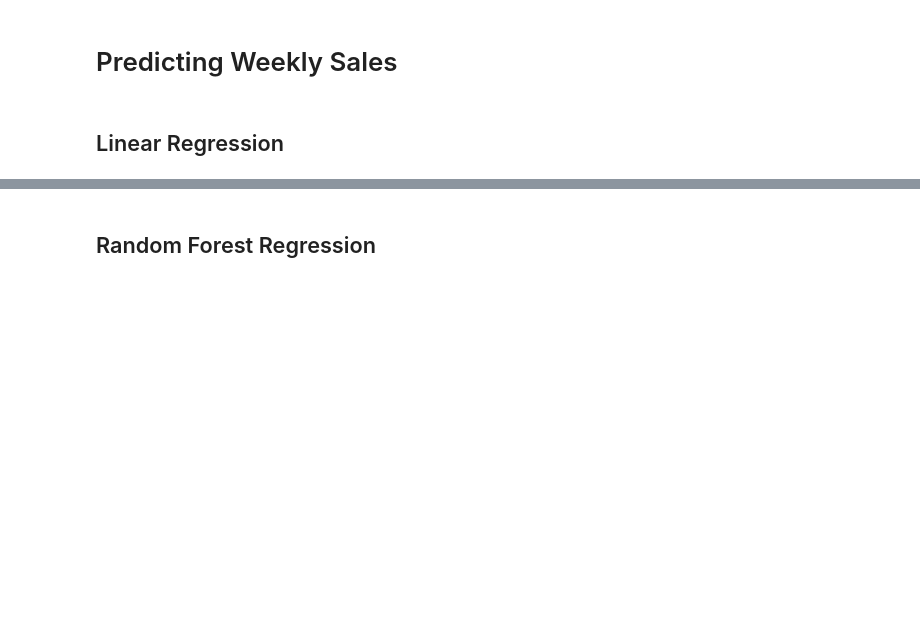
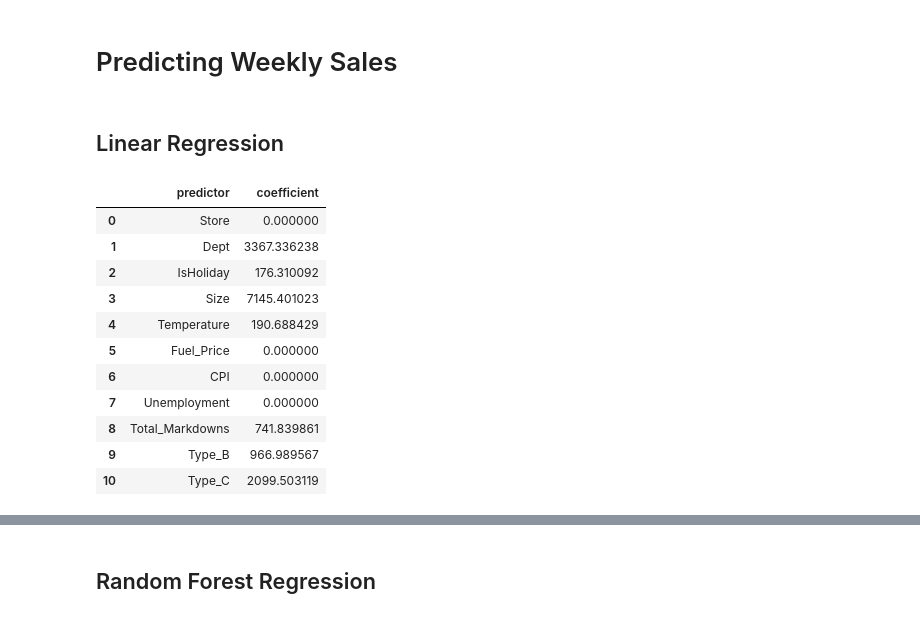
Before and after one commit to McGill-MMA-EnterpriseAnalytics/Walmart-Sales-Forcast, a Jupyter notebook: Walmart.ipynb, the cells around one changed output, grey strips where cells are left out. Saved outputs shown, nothing was run; the diff lists cells and outputs as text; code cells hidden in the pictures; blank space fills up the shorter version.

```diff
--- a/Walmart.ipynb
+++ b/Walmart.ipynb
@@ -50,3 +44,9 @@ stores = pd.read_csv(r'C:\Users\irind\Desktop\MMA_Courses\INSY 695_Enterprise\wa
+# %%
+test = pd.read_csv(r'C:\Users\juanc\Documents\MMA\Winter term\Enterprise Analytics\FINAL ASSIGNMENT\Irindu\test.csv')
+train = pd.read_csv(r'C:\Users\juanc\Documents\MMA\Winter term\Enterprise Analytics\FINAL ASSIGNMENT\Irindu\train.csv')
+features = pd.read_csv(r'C:\Users\juanc\Documents\MMA\Winter term\Enterprise Analytics\FINAL ASSIGNMENT\Irindu\features.csv')
+sample = pd.read_csv(r'C:\Users\juanc\Documents\MMA\Winter term\Enterprise Analytics\FINAL ASSIGNMENT\Irindu\sampleSubmission.csv')
+stores = pd.read_csv(r'C:\Users\juanc\Documents\MMA\Winter term\Enterprise Analytics\FINAL ASSIGNMENT\Irindu\stores.csv')
 # %% [markdown]
 
 # Data Exploration
@@ -731,3 +731,25 @@ train.head()
 # %%
 X = train[['Store','Dept','IsHoliday','Size','Temperature','Fuel_Price','CPI','Unemployment','Total_Markdowns','Type_B','Type_C']]
 y = train['Weekly_Sales']
+# %%
+from sklearn.preprocessing import StandardScaler
+scaler = StandardScaler()
+X_std= scaler.fit_transform(X)
+
+from sklearn.linear_model import Lasso
+model = Lasso(alpha=0.01, positive=True)
+model.fit(X_std, y)
+pd.DataFrame(list(zip(X.columns,model.coef_)), columns = ['predictor','coefficient'])
+# %% [output]
+|  | predictor | coefficient |
+| 0 | Store | 0.000000 |
+| 1 | Dept | 3367.336238 |
+| 2 | IsHoliday | 176.310092 |
+| 3 | Size | 7145.401023 |
+| 4 | Temperature | 190.688429 |
+| 5 | Fuel_Price | 0.000000 |
+| 6 | CPI | 0.000000 |
+| 7 | Unemployment | 0.000000 |
+| 8 | Total_Markdowns | 741.839861 |
+| 9 | Type_B | 966.989567 |
+| 10 | Type_C | 2099.503119 |
```
Also changed, not shown: parts of 40 cells of this notebook.
